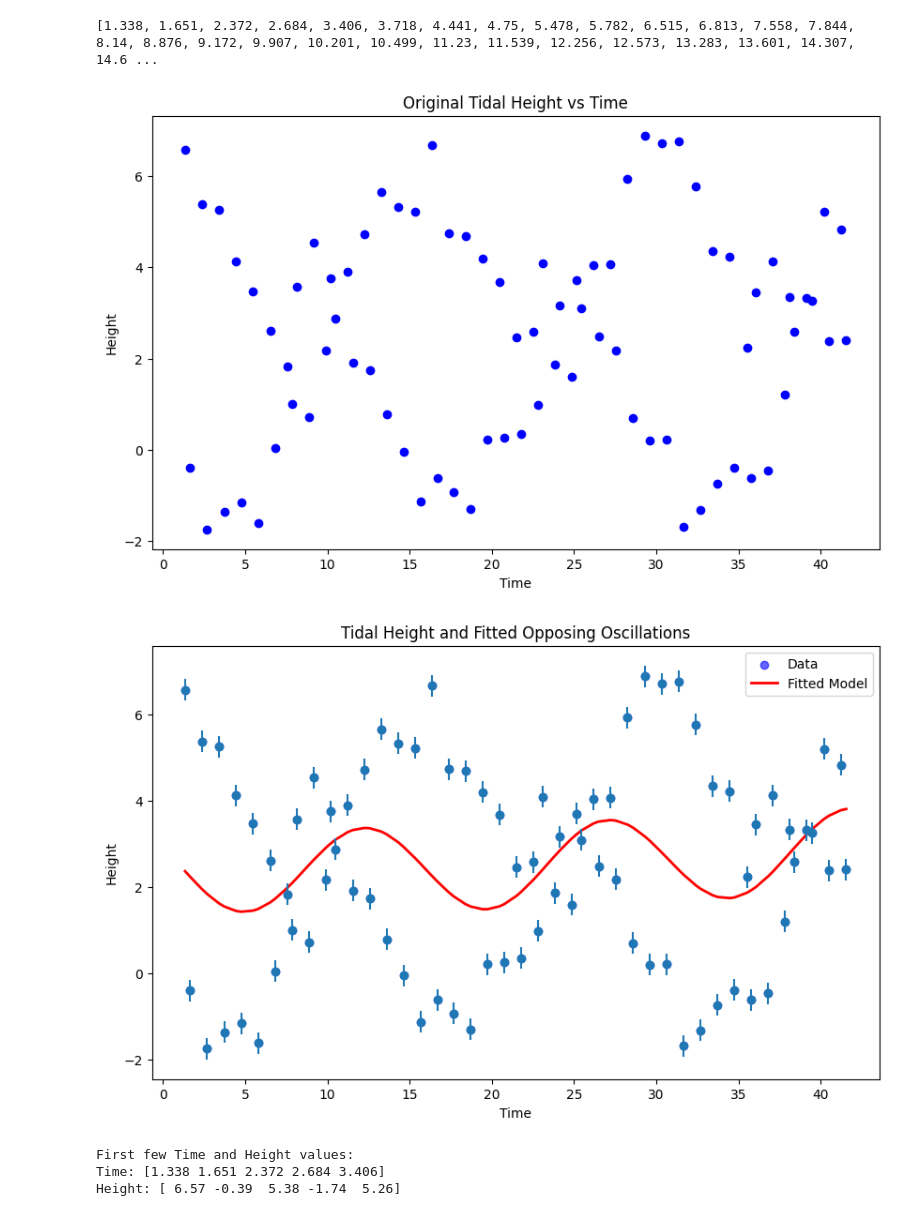
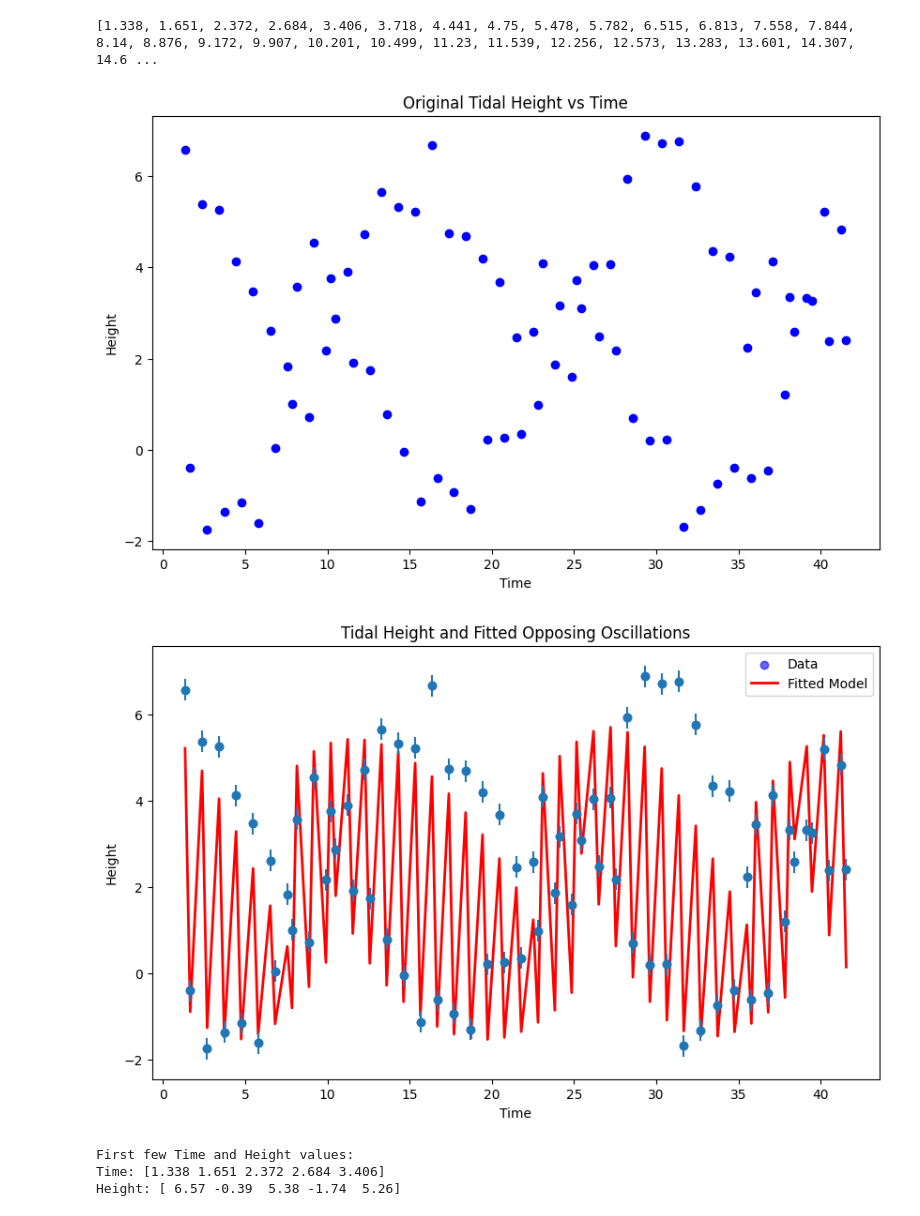
Before and after one commit to l0renGigi123/ASTR19-Project, a Jupyter notebook: Group2_Project.ipynb, the cells around one changed output. Saved outputs shown, nothing was run; the diff lists cells and outputs as text; code cells hidden in the pictures.

```diff
--- a/Group2_Project.ipynb
+++ b/Group2_Project.ipynb
@@ -35,6 +35,8 @@ print(time)
 time = np.array(time)
 height = np.array(height)
 
+
+
 # Plotting the original data
 plt.figure(figsize=(10, 6))
 plt.scatter(time, height, color='b', label="Data")
@@ -45,48 +47,48 @@ plt.show()
 
 
 # Define the oscillatory model function with two distinct opposing oscillations
-def tidal_model(t, amp1, amp2, freq1, freq2, phase1, phase2,vert1, vert2):
+def tidal_model(t,amp1,freq1,vert1,freq2,vert2):
 
     # Two oscillations with opposite phases
-    return (amp1 * np.cos(freq1 * (t) + phase1) + vert1) + (amp2 * np.cos(freq2 * (t) + phase2) + vert2)
+    return (amp1 * np.cos(freq1*t) + vert1) * (np.sin(freq2*t) + vert2)
 
-# initial guess for amp1, amp2, freq1, freq2, phase1, phase2, vert1, vert2
-p0 = [6.57, -0.39, 2 * np.pi / 12, 2 * np.pi / 24, 0, np.pi, 2.,2.]
+# initial guess for 1 11 1 2 2 2
+p0 = [3,np.pi/12,2,2*np.pi,3]
 
 #define sigma for curve_fit
 sigma = np.full(len(height), 0.25)
 
 # Fit the model to the data using curve_fit
 params, params_cov = curve_fit(tidal_model, day, height, p0=p0, sigma = sigma)
 
 # Generate the fitted curve using the fitted parameters
 fitted_heights = tidal_model(time, *params)
 
 # Plot the data and the fitted curve
 plt.figure(figsize=(10, 6))
 plt.scatter(time, height, color='b', label="Data", alpha=0.6)
-plt.plot(time, fitted_heights, 'r-', label="Fitted Model", linewidth=2)
+plt.plot(time,fitted_heights, 'r-', label="Fitted Model", linewidth=2)
 plt.xlabel("Time")
 plt.ylabel("Height")
 plt.title("Tidal Height and Fitted Opposing Oscillations")
 plt.legend()
 
 #Error of 0.25
 y_err = np.full(len(height), 0.25)
 plt.errorbar(time, height,yerr=y_err,fmt='o')
 
 #savefig
 
 plt.show()
 plt.savefig('Height_and_Fitted_Curve.pdf')
 # Print out the first few values of the day and height data to check
 print("First few Time and Height values:")
 print(f"Time: {time[:5]}")
 print(f"Height: {height[:5]}")
 # %% [output]
 [1.338, 1.651, 2.372, 2.684, 3.406, 3.718, 4.441, 4.75, 5.478, 5.782, 6.515, 6.813, 7.558, 7.844, 8.14, 8.876, 9.172, 9.907, 10.201, 10.499, 11.23, 11.539, 12.256, 12.573, 13.283, 13.601, 14.307, 14.6 ...
 [figure]
-[figure, old version]
+[figure, new version]
 First few Time and Height values:
 Time: [1.338 1.651 2.372 2.684 3.406]
 Height: [ 6.57 -0.39  5.38 -1.74  5.26]
```
Also changed, not shown: parts of 5 cells of this notebook.
